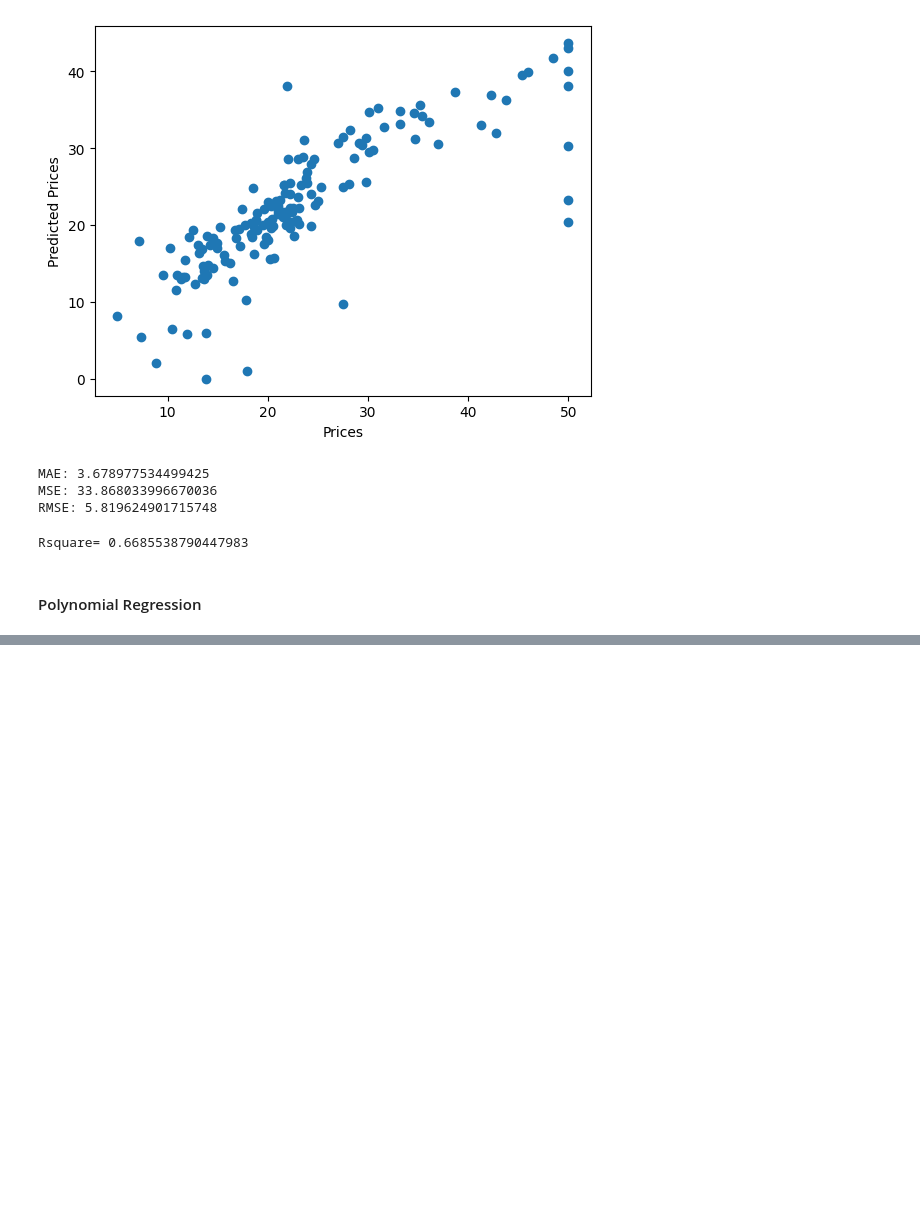
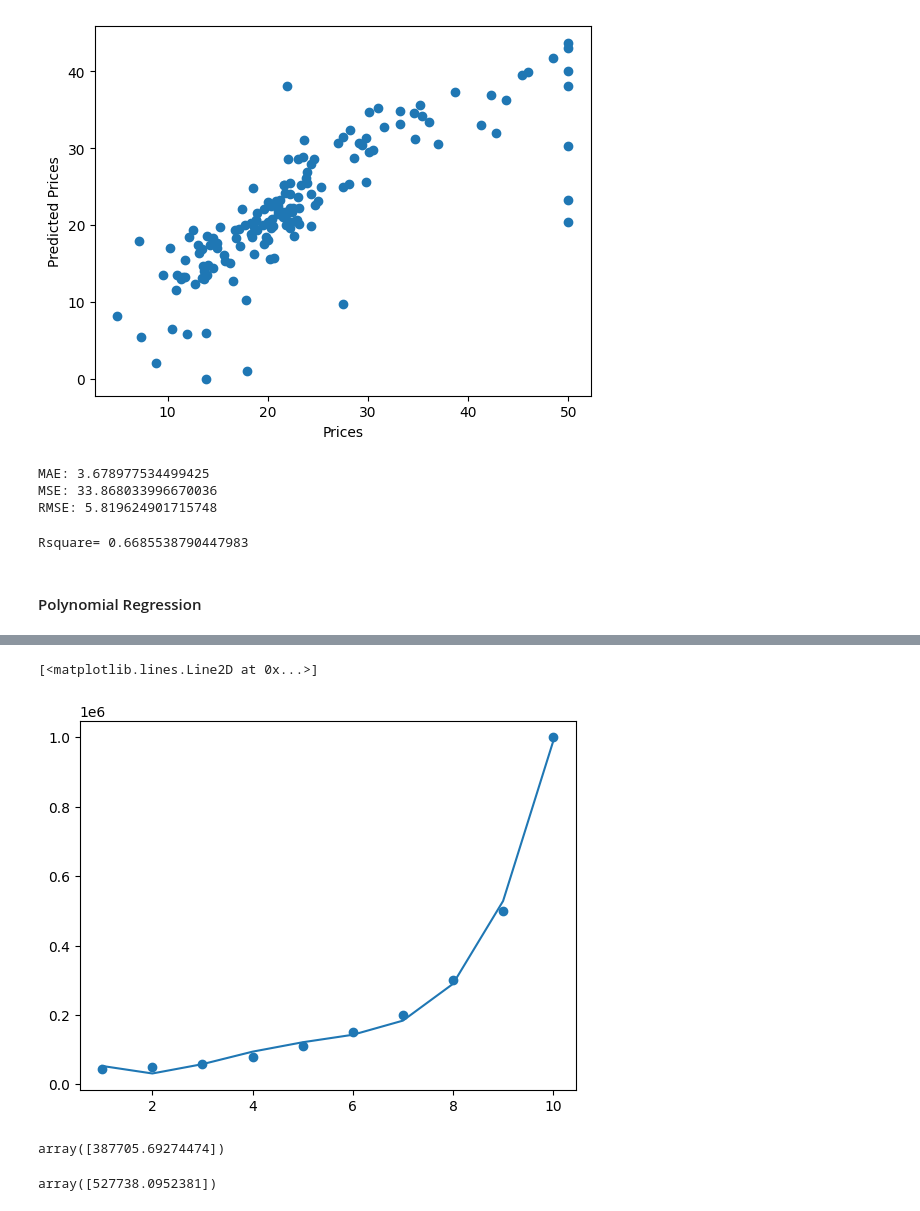
Before and after one commit to vivekkhillar/ML-practice, a Jupyter notebook: Day 2/practice.ipynb, the cells around one changed output, grey strips where cells are left out. Saved outputs shown, nothing was run; the diff lists cells and outputs as text; code cells hidden in the pictures; blank space fills up the shorter version.

```diff
--- a/Day 2/practice.ipynb
+++ b/Day 2/practice.ipynb
@@ -203,3 +203,6 @@ print("Rsquare=",metrics.r2_score(y_test,pred))
 Rsquare= 0.6685538790447983
 # %% [markdown]
 #### Polynomial Regression
+# %%
+salaries = pd.read_csv('Position_Salaries.csv')
+salaries.head()
@@ -205,0 +294,17 @@ Rsquare= 0.6685538790447983
+# %%
+plt.scatter(x, y)
+
+plt.plot(x, poly_m.predict(x_poly))
+# %% [output]
+[<matplotlib.lines.Line2D at 0x...>]
+[figure, added]
+# %%
+#linear_model.predict([[8.5]])
+
+poly_m.predict(polynomial_model.fit_transform([[8.5]]))
+# %% [output]
+array([387705.69274474])
+# %%
+linear_model.predict([[8.5]])
+# %% [output]
+array([527738.0952381])
```
Also changed, not shown: parts of 12 cells of this notebook, 2 other files.
